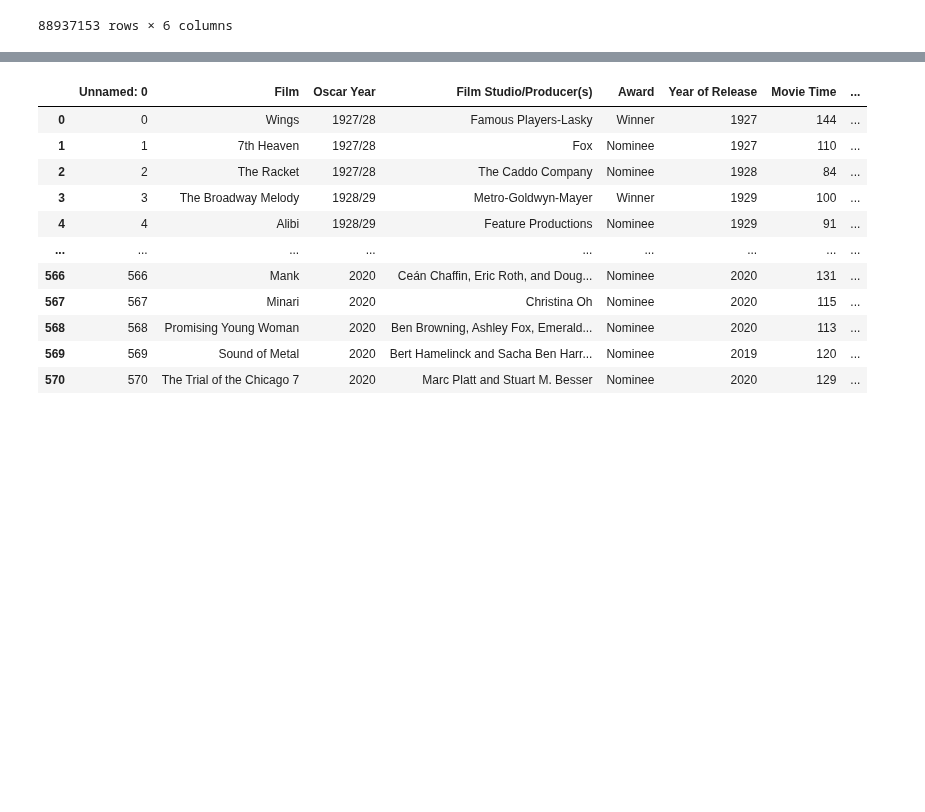
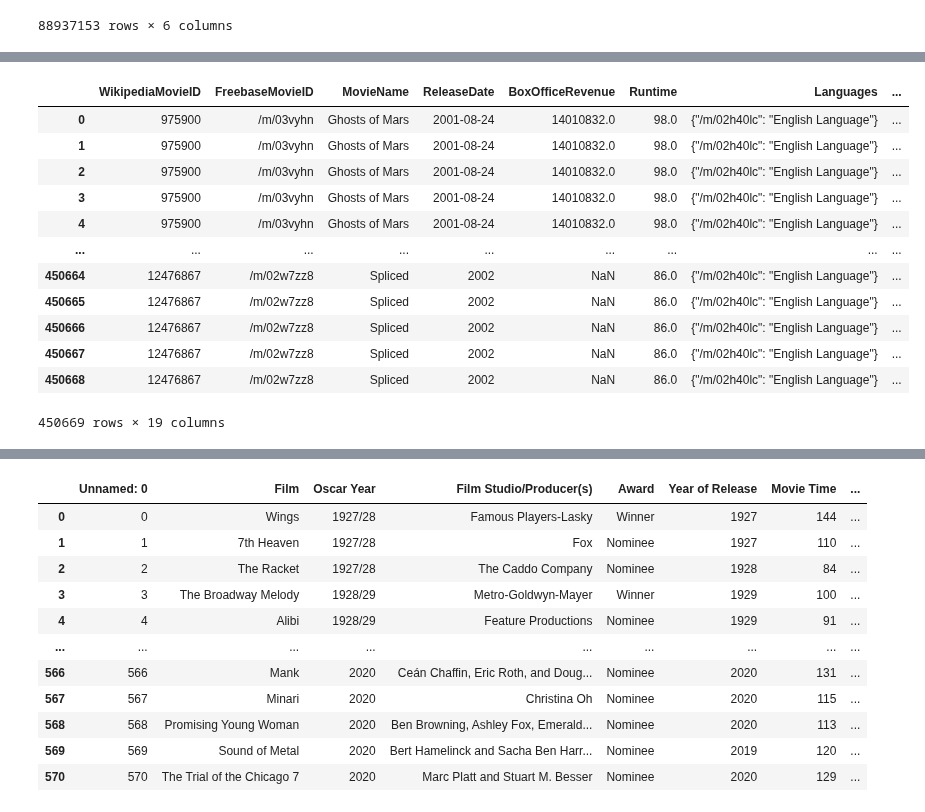
Before and after one commit to epfl-ada/ada-2024-project-arabsdatascientists2024, a Jupyter notebook: Exlploration_CMU.ipynb, the cells around one changed output, grey strips where cells are left out. Cells and saved outputs as stored; diff of their text form; code cells hidden in the pictures; blank space fills up the shorter version.

```diff
--- a/Exlploration_CMU.ipynb
+++ b/Exlploration_CMU.ipynb
@@ -508,0 +645,19 @@ principals_IMDB
+# %%
+merged_data = merged_data.drop(columns=[col for col in merged_data.columns if col.endswith('_y')])
+merged_data.columns = [col.replace('_x', '') for col in merged_data.columns]
+# %%
+merged_data
+# %% [output]
+|  | WikipediaMovieID | FreebaseMovieID | MovieName | ReleaseDate | BoxOfficeRevenue | Runtime | Languages | ... |
+| 0 | 975900 | /m/03vyhn | Ghosts of Mars | 2001-08-24 | 14010832.0 | 98.0 | {"/m/02h40lc": "English Language"} | ... |
+| 1 | 975900 | /m/03vyhn | Ghosts of Mars | 2001-08-24 | 14010832.0 | 98.0 | {"/m/02h40lc": "English Language"} | ... |
+| 2 | 975900 | /m/03vyhn | Ghosts of Mars | 2001-08-24 | 14010832.0 | 98.0 | {"/m/02h40lc": "English Language"} | ... |
+| 3 | 975900 | /m/03vyhn | Ghosts of Mars | 2001-08-24 | 14010832.0 | 98.0 | {"/m/02h40lc": "English Language"} | ... |
+| 4 | 975900 | /m/03vyhn | Ghosts of Mars | 2001-08-24 | 14010832.0 | 98.0 | {"/m/02h40lc": "English Language"} | ... |
+| ... | ... | ... | ... | ... | ... | ... | ... | ... |
+| 450664 | 12476867 | /m/02w7zz8 | Spliced | 2002 | NaN | 86.0 | {"/m/02h40lc": "English Language"} | ... |
+| 450665 | 12476867 | /m/02w7zz8 | Spliced | 2002 | NaN | 86.0 | {"/m/02h40lc": "English Language"} | ... |
+| 450666 | 12476867 | /m/02w7zz8 | Spliced | 2002 | NaN | 86.0 | {"/m/02h40lc": "English Language"} | ... |
+| 450667 | 12476867 | /m/02w7zz8 | Spliced | 2002 | NaN | 86.0 | {"/m/02h40lc": "English Language"} | ... |
+| 450668 | 12476867 | /m/02w7zz8 | Spliced | 2002 | NaN | 86.0 | {"/m/02h40lc": "English Language"} | ... |
+450669 rows × 19 columns
```
Also changed, not shown: parts of 32 cells of this notebook.
